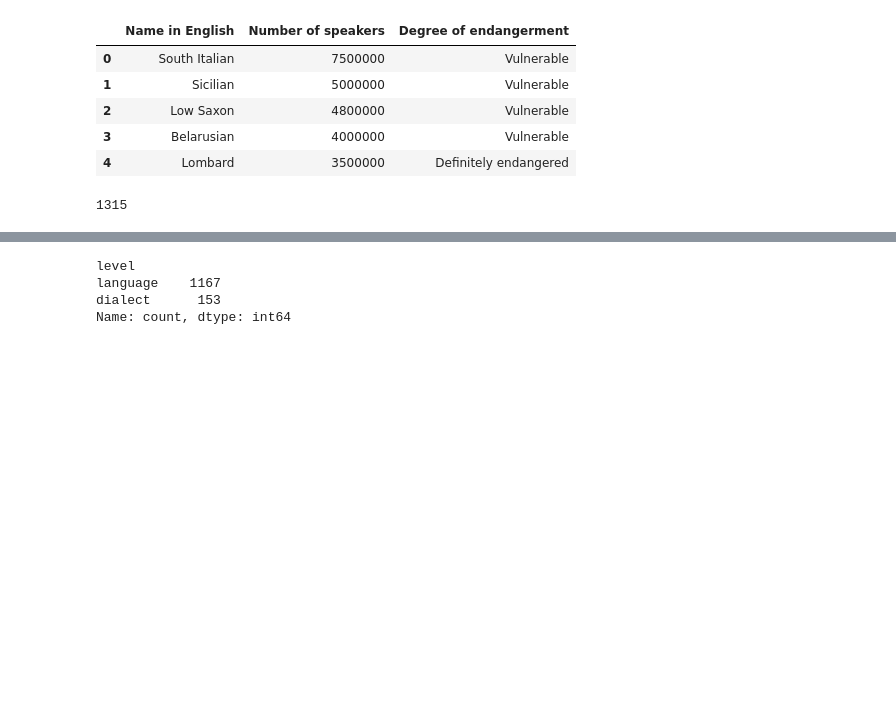
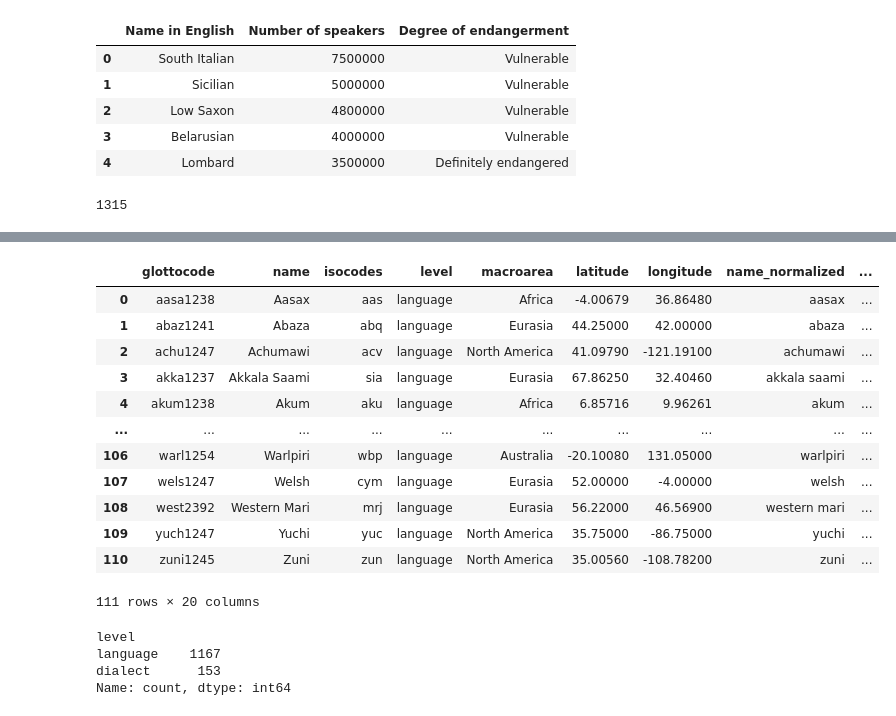
Before and after one commit to gcwarren/LanguageStatusVisualizationProject, a Jupyter notebook: aggregate_in_progress.ipynb, the cells around one changed output, grey strips where cells are left out. Saved outputs shown, nothing was run; the diff lists cells and outputs as text; code cells hidden in the pictures; blank space fills up the shorter version.

```diff
--- a/aggregate_in_progress.ipynb
+++ b/aggregate_in_progress.ipynb
@@ -79,6 +88,28 @@ geodata['name_normalized'] = geodata['name'].str.lower()
 langs['name_normalized'] = langs['Name in English'].str.lower()
 
 merged = pd.merge(geodata, langs, left_on='name_normalized', right_on='name_normalized', how='inner')
+
+# what does how = 'inner' do in pd.merge()
+
+
+merged_drop_na = merged.dropna(subset=['isocodes'])
+merged_mass = pd.merge(merged_drop_na, wiki_data, left_on = 'isocodes', right_on = 'iso3code', how = 'inner')
+# %%
+merged_mass
+# %% [output]
+|  | glottocode | name | isocodes | level | macroarea | latitude | longitude | name_normalized | ... |
+| 0 | aasa1238 | Aasax | aas | language | Africa | -4.00679 | 36.86480 | aasax | ... |
+| 1 | abaz1241 | Abaza | abq | language | Eurasia | 44.25000 | 42.00000 | abaza | ... |
+| 2 | achu1247 | Achumawi | acv | language | North America | 41.09790 | -121.19100 | achumawi | ... |
+| 3 | akka1237 | Akkala Saami | sia | language | Eurasia | 67.86250 | 32.40460 | akkala saami | ... |
+| 4 | akum1238 | Akum | aku | language | Africa | 6.85716 | 9.96261 | akum | ... |
+| ... | ... | ... | ... | ... | ... | ... | ... | ... | ... |
+| 106 | warl1254 | Warlpiri | wbp | language | Australia | -20.10080 | 131.05000 | warlpiri | ... |
+| 107 | wels1247 | Welsh | cym | language | Eurasia | 52.00000 | -4.00000 | welsh | ... |
+| 108 | west2392 | Western Mari | mrj | language | Eurasia | 56.22000 | 46.56900 | western mari | ... |
+| 109 | yuch1247 | Yuchi | yuc | language | North America | 35.75000 | -86.75000 | yuchi | ... |
+| 110 | zuni1245 | Zuni | zun | language | North America | 35.00560 | -108.78200 | zuni | ... |
+111 rows × 20 columns
 # %%
 merged['level'].value_counts()
 # %% [output]
```
Also changed, not shown: parts of 1 cell of this notebook, 5 other files.
